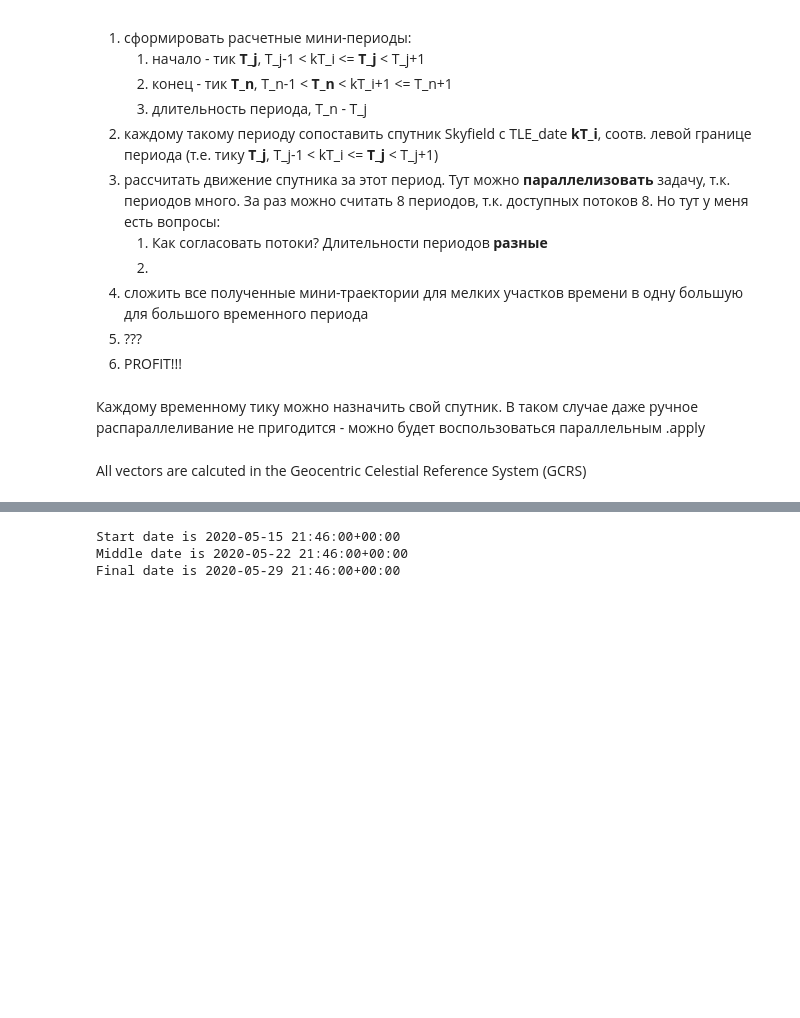
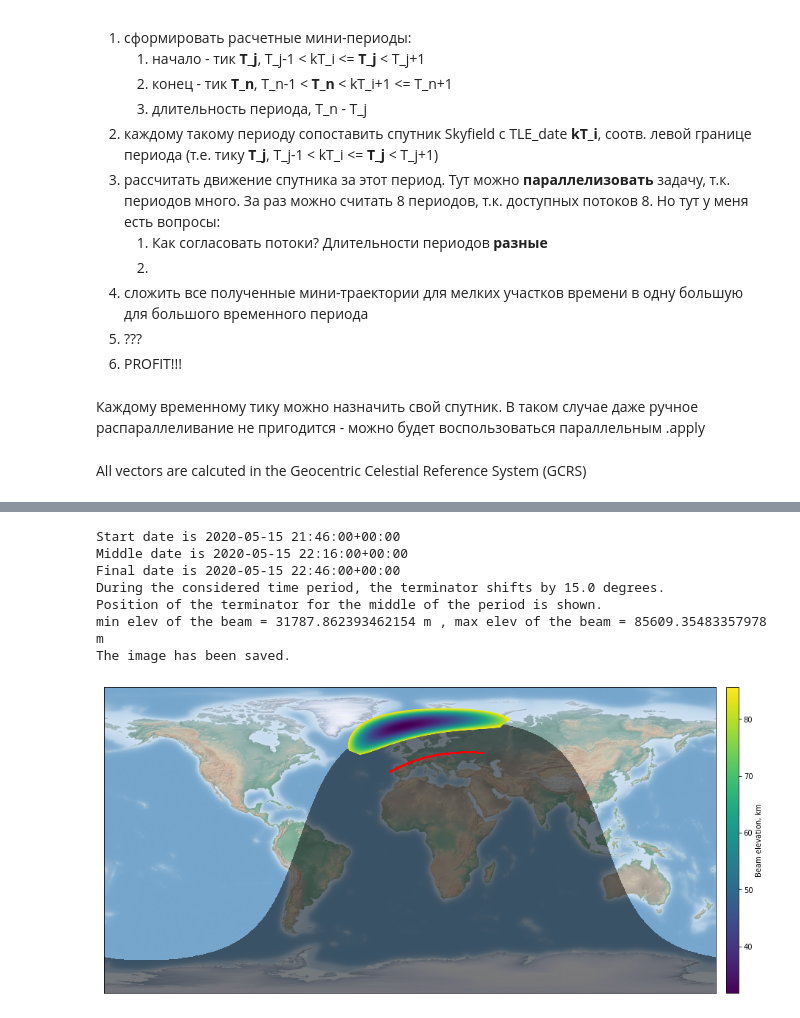
Before and after one commit to newtonee/Visibility-of-the-Sun, a Jupyter notebook: When_the_Sun_is_visible_.ipynb, the cells around one changed output, grey strips where cells are left out. Drawn from its saved outputs; the diff is of its cells as text; code cells hidden in the pictures; blank space fills up the shorter version.

```diff
--- a/When_the_Sun_is_visible_.ipynb
+++ b/When_the_Sun_is_visible_.ipynb
@@ -520,6 +601,11 @@ Wall time: 42.9 s
 # %%
-ip.plot(terminator=False, sat_trajectory=False, scatter=True, save=False)
+ip.plot(terminator=True, sat_trajectory=True, scatter=True, save=True)
 # %% [output]
 Start date is 2020-05-15 21:46:00+00:00
-Middle date is 2020-05-22 21:46:00+00:00
-Final date is 2020-05-29 21:46:00+00:00
+Middle date is 2020-05-15 22:16:00+00:00
+Final date is 2020-05-15 22:46:00+00:00
+During the considered time period, the terminator shifts by 15.0 degrees.
+Position of the terminator for the middle of the period is shown.
+min elev of the beam = 31787.862393462154 m , max elev of the beam = 85609.35483357978 m
+The image has been saved.
+[figure, added]
```
Also changed, not shown: parts of 22 cells of this notebook, 1 other file.
